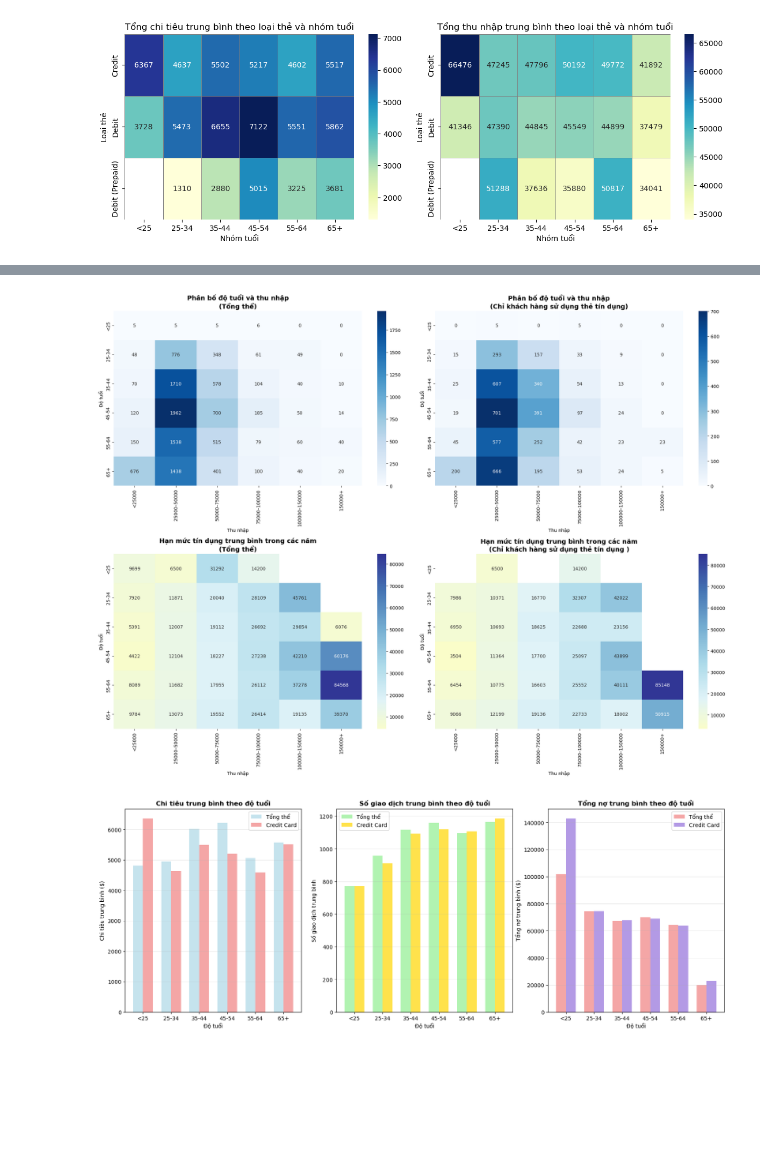
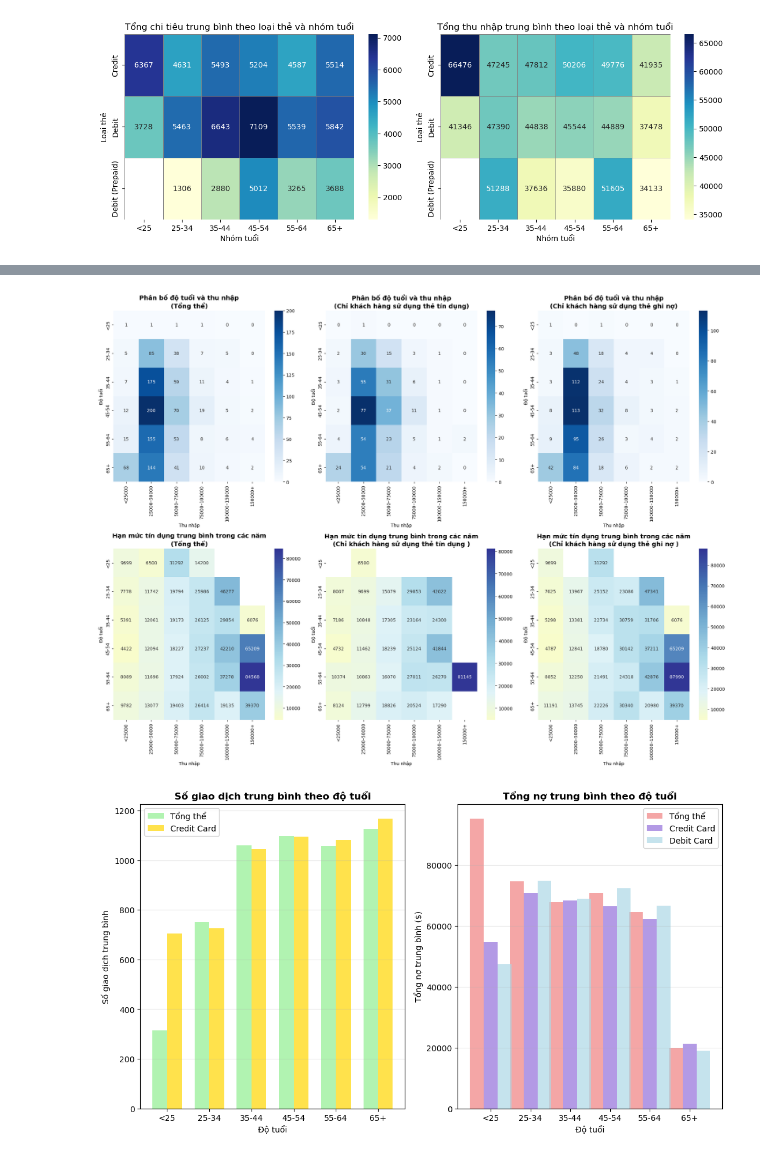
Before and after one commit to kiettran13/Customer_analysis, a Jupyter notebook: Customer_analysis.ipynb, the cells around one changed output, grey strips where cells are left out. Cells and saved outputs as stored; diff of their text form; code cells hidden in the pictures; blank space fills up the shorter version.

```diff
--- a/Customer_analysis.ipynb
+++ b/Customer_analysis.ipynb
@@ -757,0 +721,11 @@ plt.show()
+# %%
+# Phân bố loại thẻ theo độ tuổi
+final_client_df = final_client_df.drop_duplicates(subset='client_id', keep='first')
+plt.figure(figsize=(12, 6))
+card_age = pd.crosstab(final_client_df['age_group'], final_client_df['card_type'])
+card_age.plot(kind='bar', stacked=True)
+plt.title('Phân bố loại thẻ theo độ tuổi')
+plt.xlabel('Độ tuổi')
+plt.ylabel('Số lượng')
+plt.legend(title='Loại thẻ')
+plt.show()
@@ -758,13 +735,16 @@ plt.show()
 # %%
-# Tạo dataset cho credit card users
+# Tạo dataset cho credit card users và debit card users
 credit_card_users = final_client_df[final_client_df['card_type'] == 'Credit']
+debit_card_users = final_client_df[final_client_df['card_type'] == 'Debit']
+debit_card_users = debit_card_users.drop_duplicates(subset='client_id', keep='first')
+credit_card_users = credit_card_users.drop_duplicates(subset='client_id', keep='first')
 
 # Tạo heatmap
 plt.figure(figsize=(20, 15))
 # 1. SO SÁNH PHÂN BỐ ĐỘ TUỔI VS THU NHẬP, XEM SỰ KHÁC NHAU CỦA NHÂN KHẨU HỌC
 
 # Tổng thể
-plt.subplot(2, 2, 1)
+plt.subplot(2, 3, 1)
 age_income_all = pd.crosstab(final_client_df['age_group'], final_client_df['group_income'])
 sns.heatmap(age_income_all, annot=True, cmap='Blues', fmt='d')
 plt.title('Phân bố độ tuổi và thu nhập\n(Tổng thể)', fontsize=14, fontweight='bold')
@@ -772,17 +752,25 @@ plt.xlabel('Thu nhập')
 plt.ylabel('Độ tuổi')
 
 # Chỉ credit card users
-plt.subplot(2, 2, 2)
+plt.subplot(2, 3, 2)
 age_income_credit = pd.crosstab(credit_card_users['age_group'], credit_card_users['group_income'])
 sns.heatmap(age_income_credit, annot=True, cmap='Blues', fmt='d')
 plt.title('Phân bố độ tuổi và thu nhập\n(Chỉ khách hàng sử dụng thẻ tín dụng)', fontsize=14, fontweight='bold')
 plt.xlabel('Thu nhập')
 plt.ylabel('Độ tuổi')
 
+plt.subplot(2, 3, 3)
+age_income_debit = pd.crosstab(debit_card_users['age_group'], debit_card_users['group_income'])
+sns.heatmap(age_income_debit, annot=True, cmap='Blues', fmt='d')
+plt.title('Phân bố độ tuổi và thu nhập\n(Chỉ khách hàng sử dụng thẻ ghi nợ)', fontsize=14, fontweight='bold')
+plt.xlabel('Thu nhập')
+plt.ylabel('Độ tuổi')
+
+
 # 2. SO SÁNH ĐIỂM TÍN DỤNG THEO ĐỘ TUỔI VÀ THU NHẬP
 
 # Tổng thể
-plt.subplot(2, 2, 3)
+plt.subplot(2, 3, 4)
 age_income_credit_limit_all = final_client_df.groupby(['age_group', 'group_income'])['credit_limit'].mean().unstack()
 sns.heatmap(age_income_credit_limit_all, annot=True, cmap='RdYlBu', fmt='.0f', center=700)
 plt.title('Hạn mức tín dụng trung bình trong các năm\n(Tổng thể)', fontsize=14, fontweight='bold')
@@ -790,65 +778,59 @@ plt.xlabel('Thu nhập')
 plt.ylabel('Độ tuổi')
 
 # Chỉ credit card users
-plt.subplot(2, 2, 4)
+plt.subplot(2, 3, 5)
 age_income_credit_limit_only = credit_card_users.groupby(['age_group', 'group_income'])['credit_limit'].mean().unstack()
 sns.heatmap(age_income_credit_limit_only, annot=True, cmap='RdYlBu', fmt='.0f', center=700)
 plt.title('Hạn mức tín dụng trung bình trong các năm\n(Chỉ khách hàng sử dụng thẻ tín dụng )', fontsize=14, fontweight='bold')
 plt.xlabel('Thu nhập')
 plt.ylabel('Độ tuổi')
 
+plt.subplot(2, 3, 6)
+age_income_debit_limit_only = debit_card_users.groupby(['age_group', 'group_income'])['credit_limit'].mean().unstack()
+sns.heatmap(age_income_debit_limit_only, annot=True, cmap='RdYlBu', fmt='.0f', center=700)
+plt.title('Hạn mức tín dụng trung bình trong các năm\n(Chỉ khách hàng sử dụng thẻ ghi nợ )', fontsize=14, fontweight='bold')
+plt.xlabel('Thu nhập')
+plt.ylabel('Độ tuổi')
+
 plt.tight_layout()
 plt.show()
 # %% [output]
-[figure, old version]
+[figure, new version]
 # %%
-# 3. SO SÁNH CHI TIÊU VÀ GIAO DỊCH THEO ĐỘ TUỔI
+# 3. SO SÁNH SỐ GIAO DỊCH VÀ TỔNG NỢ TRUNG BÌNH THEO ĐỘ TUỔI
 plt.figure(figsize=(20, 15))
 
-# Chi tiêu trung bình theo độ tuổi
+# Số giao dịch trung bình theo độ tuổi
 plt.subplot(2, 3, 1)
-age_spent_all = final_client_df.groupby('age_group')['total_spent'].mean()
-age_spent_credit = credit_card_users.groupby('age_group')['total_spent'].mean()
-
-x = np.arange(len(age_spent_all.index))
-width = 0.35
-
-plt.bar(x - width/2, age_spent_all.values, width, label='Tổng thể', alpha=0.7, color='lightblue')
-plt.bar(x + width/2, age_spent_credit.values, width, label='Credit Card', alpha=0.7, color='lightcoral')
-plt.title('Chi tiêu trung bình theo độ tuổi', fontsize=12, fontweight='bold')
-plt.xlabel('Độ tuổi')
-plt.ylabel('Chi tiêu trung bình ($)')
-plt.xticks(x, age_spent_all.index)
-plt.legend()
-plt.grid(axis='y', alpha=0.3)
-
-# Số giao dịch trung bình theo độ tuổi
-plt.subplot(2, 3, 2)
 age_trans_all = final_client_df.groupby('age_group')['total_transactions'].mean()
 age_trans_credit = credit_card_users.groupby('age_group')['total_transactions'].mean()
+age_groups = final_client_df['age_group'].unique()
+x = np.arange(len(age_groups))
+width = 0.35
 
 plt.bar(x - width/2, age_trans_all.values, width, label='Tổng thể', alpha=0.7, color='lightgreen')
 plt.bar(x + width/2, age_trans_credit.values, width, label='Credit Card', alpha=0.7, color='gold')
 plt.title('Số giao dịch trung bình theo độ tuổi', fontsize=12, fontweight='bold')
 plt.xlabel('Độ tuổi')
 plt.ylabel('Số giao dịch trung bình')
 plt.xticks(x, age_trans_all.index)
 plt.legend()
 plt.grid(axis='y', alpha=0.3)
 
-
 # Tổng nợ trung bình theo độ tuổi
-plt.subplot(2, 3, 3)  # Vị trí mới
+plt.subplot(2, 3, 2)
 age_debt_all = final_client_df.groupby('age_group')['total_debt'].mean()
 age_debt_credit = credit_card_users.groupby('age_group')['total_debt'].mean()
+age_debt_debit = debit_card_users.groupby('age_group')['total_debt'].mean()
 
-plt.bar(x - width/2, age_debt_all.values, width, label='Tổng thể', alpha=0.7, color='lightcoral')
-plt.bar(x + width/2, age_debt_credit.values, width, label='Credit Card', alpha=0.7, color='mediumpurple')
+plt.bar(x - width, age_debt_all.values, width, label='Tổng thể', alpha=0.7, color='lightcoral')
+plt.bar(x, age_debt_credit.values, width, label='Credit Card', alpha=0.7, color='mediumpurple')
+plt.bar(x + width, age_debt_debit.values, width, label='Debit Card', alpha=0.7, color='lightblue')
 plt.title('Tổng nợ trung bình theo độ tuổi', fontsize=12, fontweight='bold')
 plt.xlabel('Độ tuổi')
 plt.ylabel('Tổng nợ trung bình ($)')
 plt.xticks(x, age_debt_all.index)
 plt.legend()
 plt.grid(axis='y', alpha=0.3)
 # %% [output]
-[figure, old version]
+[figure, new version]
```
Also changed, not shown: parts of 31 cells of this notebook.
